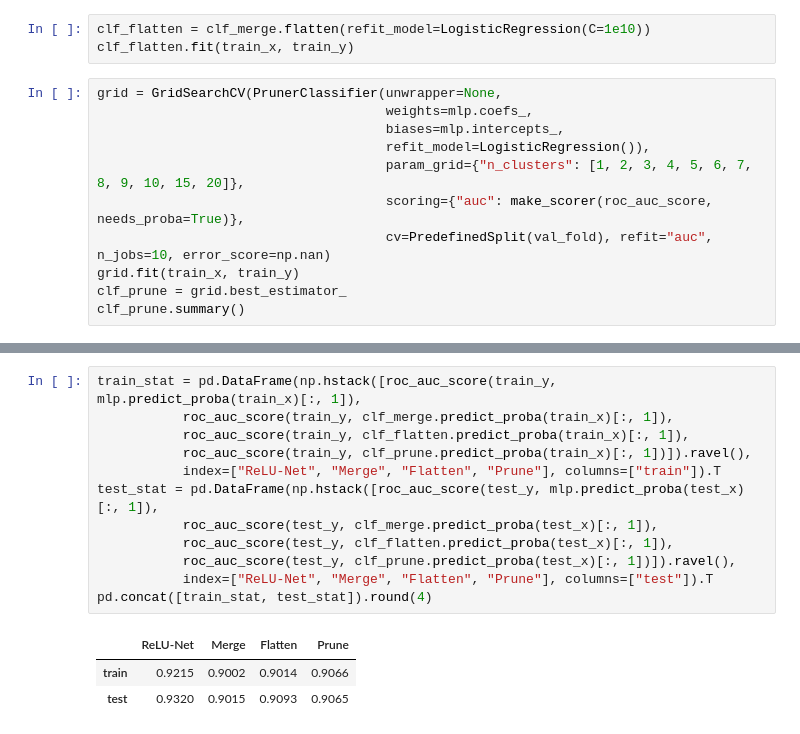
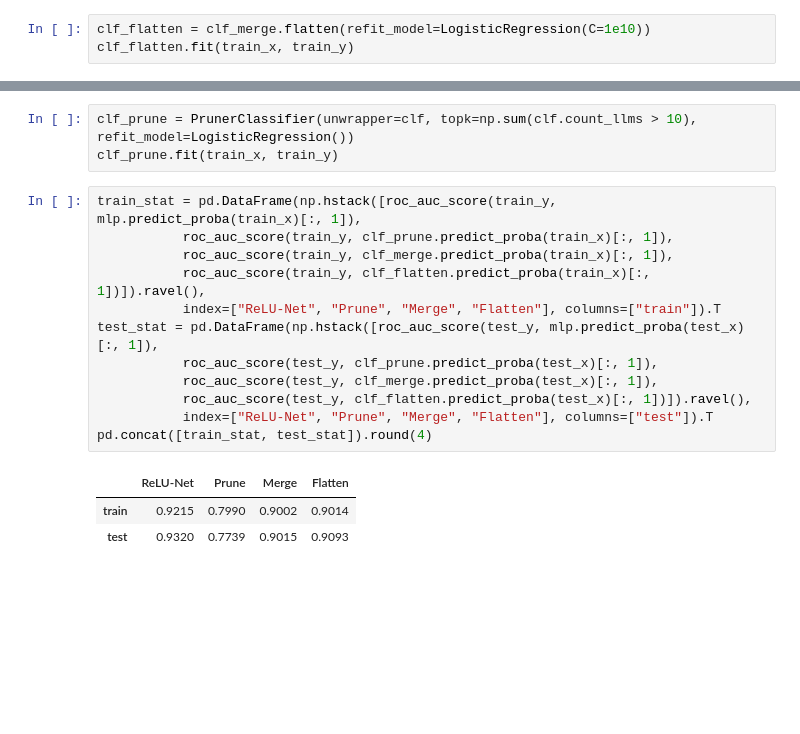
Before and after one commit to SelfExplainML/Aletheia, a Jupyter notebook: examples/CoCircles.ipynb, the cells around one changed output, grey strips where cells are left out. Saved outputs shown, nothing was run; the diff lists cells and outputs as text; blank space fills up the shorter version.

```diff
--- a/examples/CoCircles.ipynb
+++ b/examples/CoCircles.ipynb
@@ -207,14 +234,3 @@ Name: 2, dtype: float64
 # %%
 clf_flatten = clf_merge.flatten(refit_model=LogisticRegression(C=1e10))
 clf_flatten.fit(train_x, train_y)
-# %%
-grid = GridSearchCV(PrunerClassifier(unwrapper=None,
-                                     weights=mlp.coefs_,
-                                     biases=mlp.intercepts_,
-                                     refit_model=LogisticRegression()),
-                                     param_grid={"n_clusters": [1, 2, 3, 4, 5, 6, 7, 8, 9, 10, 15, 20]},
-                                     scoring={"auc": make_scorer(roc_auc_score, needs_proba=True)},
-                                     cv=PredefinedSplit(val_fold), refit="auc", n_jobs=10, error_score=np.nan)
-grid.fit(train_x, train_y)
-clf_prune = grid.best_estimator_
-clf_prune.summary()
@@ -231,16 +237,19 @@ clf_prune.summary()
+# %%
+clf_prune = PrunerClassifier(unwrapper=clf, topk=np.sum(clf.count_llms > 10), refit_model=LogisticRegression())
+clf_prune.fit(train_x, train_y)
 # %%
 train_stat = pd.DataFrame(np.hstack([roc_auc_score(train_y, mlp.predict_proba(train_x)[:, 1]),
+           roc_auc_score(train_y, clf_prune.predict_proba(train_x)[:, 1]),
            roc_auc_score(train_y, clf_merge.predict_proba(train_x)[:, 1]),
-           roc_auc_score(train_y, clf_flatten.predict_proba(train_x)[:, 1]),
-           roc_auc_score(train_y, clf_prune.predict_proba(train_x)[:, 1])]).ravel(),
-           index=["ReLU-Net", "Merge", "Flatten", "Prune"], columns=["train"]).T
+           roc_auc_score(train_y, clf_flatten.predict_proba(train_x)[:, 1])]).ravel(),
+           index=["ReLU-Net", "Prune", "Merge", "Flatten"], columns=["train"]).T
 test_stat = pd.DataFrame(np.hstack([roc_auc_score(test_y, mlp.predict_proba(test_x)[:, 1]),
+           roc_auc_score(test_y, clf_prune.predict_proba(test_x)[:, 1]),
            roc_auc_score(test_y, clf_merge.predict_proba(test_x)[:, 1]),
-           roc_auc_score(test_y, clf_flatten.predict_proba(test_x)[:, 1]),
-           roc_auc_score(test_y, clf_prune.predict_proba(test_x)[:, 1])]).ravel(),
-           index=["ReLU-Net", "Merge", "Flatten", "Prune"], columns=["test"]).T
+           roc_auc_score(test_y, clf_flatten.predict_proba(test_x)[:, 1])]).ravel(),
+           index=["ReLU-Net", "Prune", "Merge", "Flatten"], columns=["test"]).T
 pd.concat([train_stat, test_stat]).round(4)
 # %% [output]
-|  | ReLU-Net | Merge | Flatten | Prune |
-| train | 0.9215 | 0.9002 | 0.9014 | 0.9066 |
-| test | 0.9320 | 0.9015 | 0.9093 | 0.9065 |
+|  | ReLU-Net | Prune | Merge | Flatten |
+| train | 0.9215 | 0.7990 | 0.9002 | 0.9014 |
+| test | 0.9320 | 0.7739 | 0.9015 | 0.9093 |
```
Also changed, not shown: parts of 14 cells of this notebook, 4 other files.
